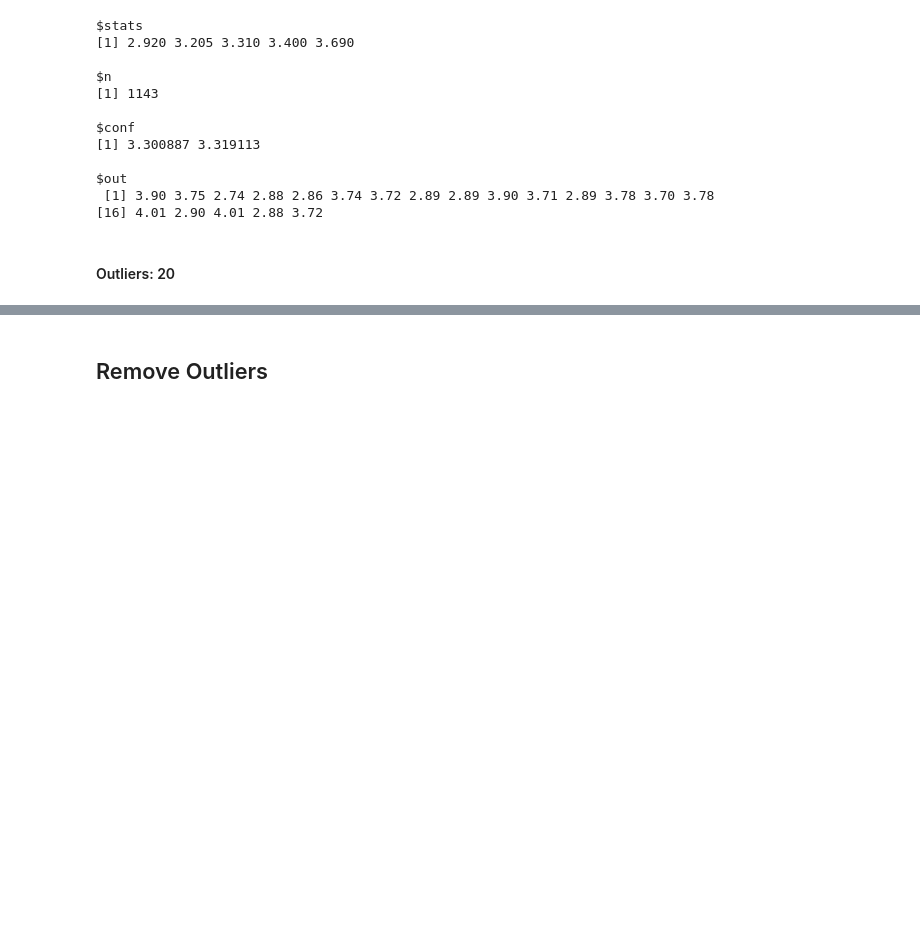
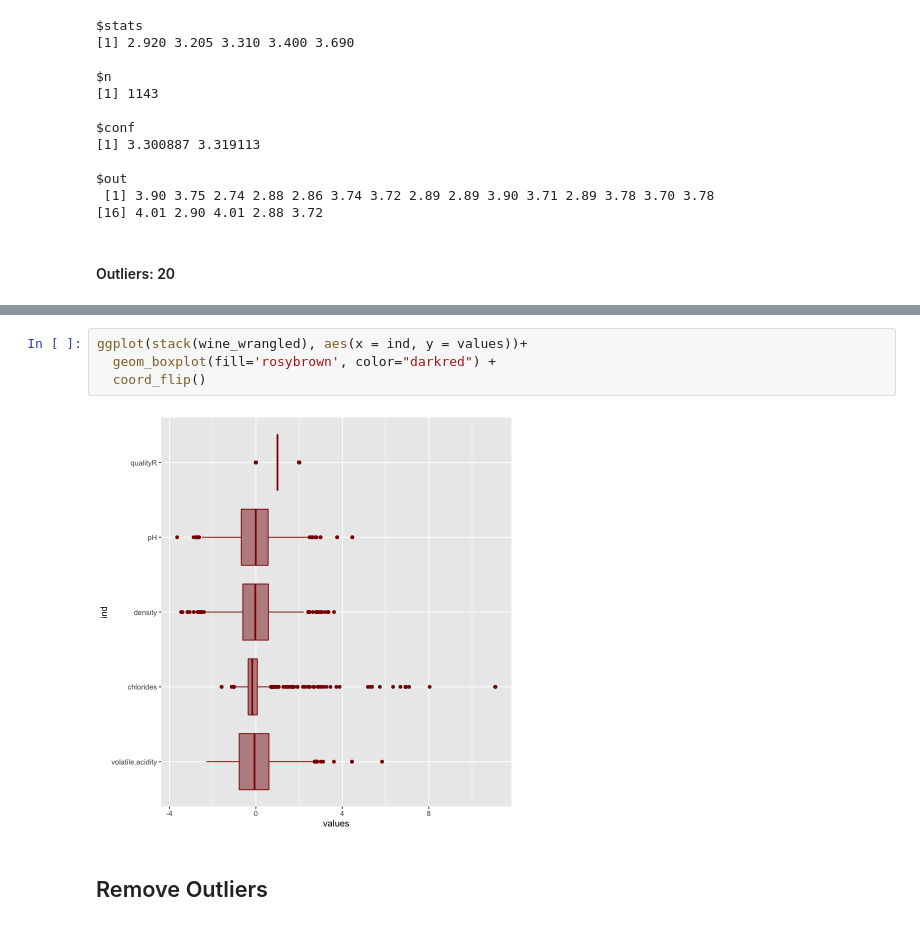
Before and after one commit to gaiasfyre/TheThreeMusketeers, a Jupyter notebook: Individual Scripts & Contributions/Team Review/LDA Models/NO OUTLIERS Quality Recoded/LDA Group Review NO OUTLIERS Quality RECODED.ipynb, the cells around one changed output, grey strips where cells are left out. Drawn from its saved outputs; the diff is of its cells as text; blank space fills up the shorter version.

```diff
--- a/Individual Scripts & Contributions/Team Review/LDA Models/NO OUTLIERS Quality Recoded/LDA Group Review NO OUTLIERS Quality RECODED.ipynb
+++ b/Individual Scripts & Contributions/Team Review/LDA Models/NO OUTLIERS Quality Recoded/LDA Group Review NO OUTLIERS Quality RECODED.ipynb
@@ -173,3 +178,9 @@ $out
+# %%
+ggplot(stack(wine_wrangled), aes(x = ind, y = values))+
+  geom_boxplot(fill='rosybrown', color="darkred") +
+  coord_flip()
+# %% [output]
+[figure, added]
 # %% [markdown]
 ## Remove Outliers
 # %%
```
Also changed, not shown: parts of 21 cells of this notebook, 15 other files.
